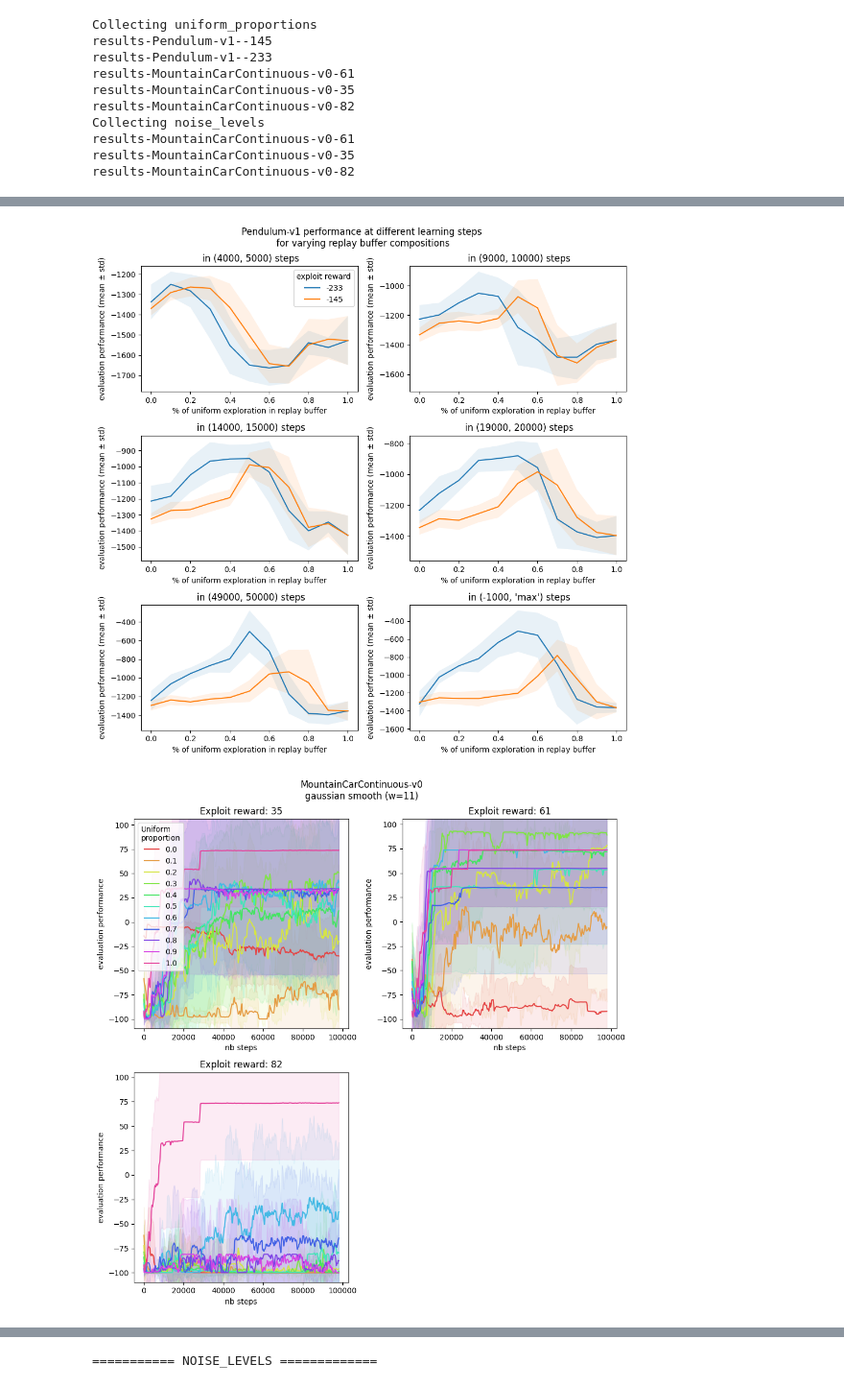
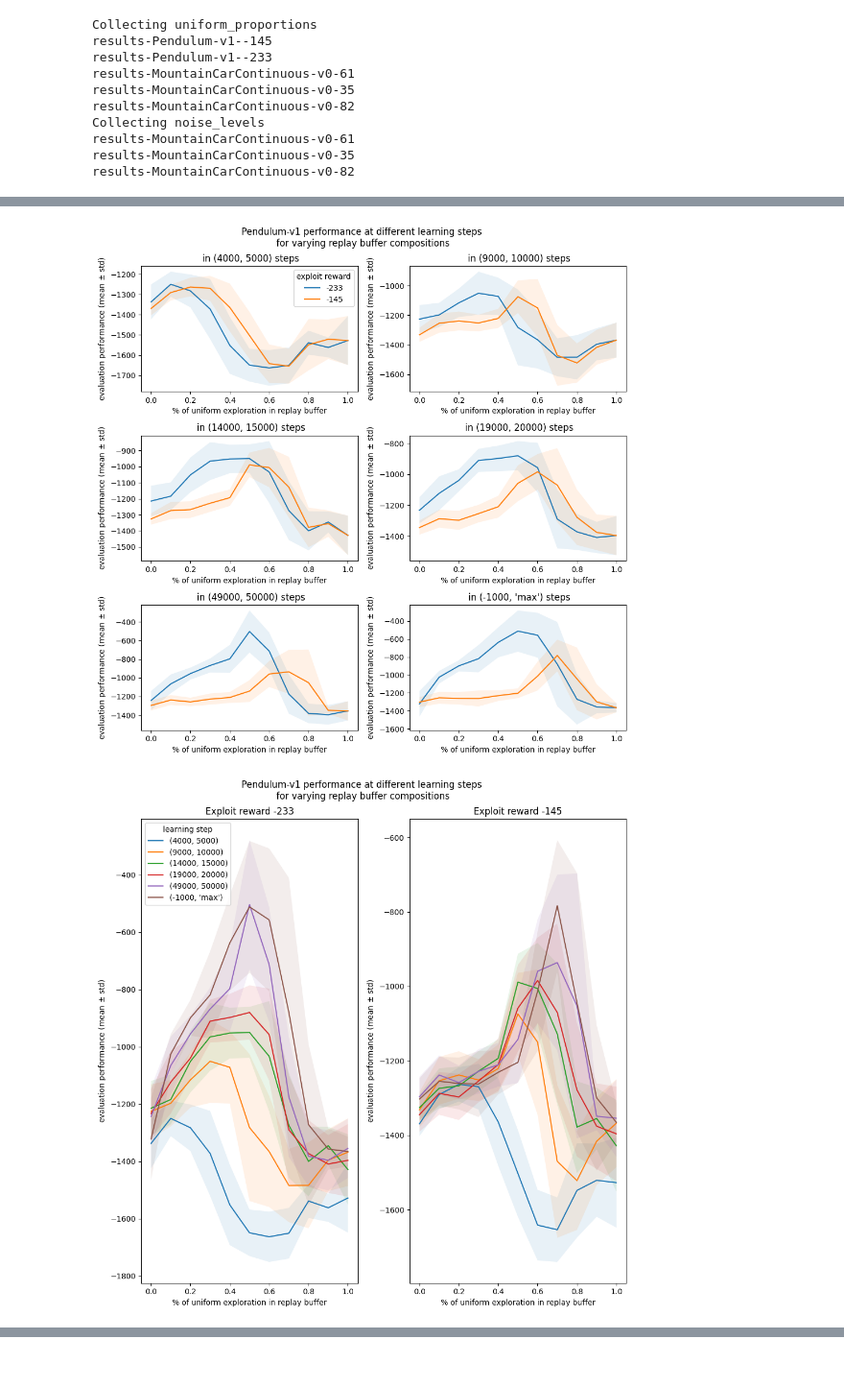
Before and after one commit to milosoundjian/projet-mind, a Jupyter notebook: experiments/notebooks/03-plot_learning_curves.ipynb, the cells around one changed output, grey strips where cells are left out. Shown at 96% size. Saved outputs shown, nothing was run; the diff lists cells and outputs as text; code cells hidden in the pictures.

Commit message:
brush up policy plotting

```diff
--- a/experiments/notebooks/03-plot_learning_curves.ipynb
+++ b/experiments/notebooks/03-plot_learning_curves.ipynb
@@ -48,8 +48,6 @@ STEPS_TO_TAKE = [5_000, 10_000, 15_000, 20_000, 50_000, None]
 LAST_STEPS = 1000  # 500
 PLOT_MARGIN = 0.05
 
-last_performances = {}
-std_last_performances = {}
 
 for rb_composition_type in ("uniform_proportions", "noise_levels"):
     print("===========", rb_composition_type.upper(), "=============")
@@ -57,9 +55,7 @@ for rb_composition_type in ("uniform_proportions", "noise_levels"):
         if not all_performances[rb_composition_type][env_name]:
             continue
 
-        last_performances[env_name] = {}
-        std_last_performances[env_name] = {}
-
+        # ============= Learning Curves =============
         env_performances = all_performances[rb_composition_type][env_name]
         n_rewards = len(env_performances)
 
@@ -97,34 +93,65 @@ for rb_composition_type in ("uniform_proportions", "noise_levels"):
         plt.tight_layout()
         plt.show()
 
+        # ============= Compositions By Step =============
         n_steps = len(STEPS_TO_TAKE)
         ncols = 2 if n_steps > 1 else 1
         nrows = int(np.ceil(n_steps / ncols))
         fig, axes = plt.subplots(nrows, ncols, figsize=(10, 10))
         axes = np.atleast_1d(axes).flatten()
         for i_step, step_to_take in enumerate(STEPS_TO_TAKE):
             for reward in sorted(env_performances):
                 plot_rb_compositions(
                     env_performances[reward],
                     SMOOTH_MODE,
                     SMOOTH_WINDOW,
                     step_to_take,
                     LAST_STEPS,
                     ax=axes[i_step],
                     label=reward,
                 )
             axes[i_step].set_title(
                 f" in {(step_to_take-LAST_STEPS, step_to_take) if step_to_take is not None else (-LAST_STEPS,'max')} steps"
             )
         axes[0].legend(title="exploit reward")
         for ax in axes[i_step + 1 :]:
             fig.delaxes(ax)
 
         fig.suptitle(f"{env_name} performance at different learning steps\n for varying replay buffer compositions")
         plt.tight_layout()
         plt.show()
+
+
+        # ============= Compositions By Exploit Reward =============
+        n_rewards = len(env_performances)
+
+        ncols = 2 if n_rewards > 1 else 1
+        nrows = int(np.ceil(n_rewards / ncols))
+        fig, axes = plt.subplots(nrows, ncols, figsize=(10, 10))
+        axes = np.atleast_1d(axes).flatten()
+        for i_reward, reward in enumerate(sorted(env_performances)):
+            for i_step, step_to_take in enumerate(STEPS_TO_TAKE):
+                plot_rb_compositions(
+                    env_performances[reward],
+                    SMOOTH_MODE,
+                    SMOOTH_WINDOW,
+                    step_to_take,
+                    LAST_STEPS,
+                    ax=axes[i_reward],
+                    label= str((step_to_take-LAST_STEPS, step_to_take) if step_to_take is not None else (-LAST_STEPS,'max')),
+                )
+            axes[i_reward].set_title(
+                f"Exploit reward {reward}"
+            )
+        axes[0].legend(title="learning step")
+        for ax in axes[i_reward + 1 :]:
+            fig.delaxes(ax)
+
+        fig.suptitle(f"{env_name} performance at different learning steps\n for varying replay buffer compositions")
+        plt.tight_layout()
+        plt.show()
 # %% [output]
 =========== UNIFORM_PROPORTIONS =============
 [figure]
 [figure]
-[figure, old version]
+[figure, new version]
@@ -132 +158,0 @@ for rb_composition_type in ("uniform_proportions", "noise_levels"):
-=========== NOISE_LEVELS =============
```
Also changed, not shown: parts of 1 cell of this notebook, 2 other files.
